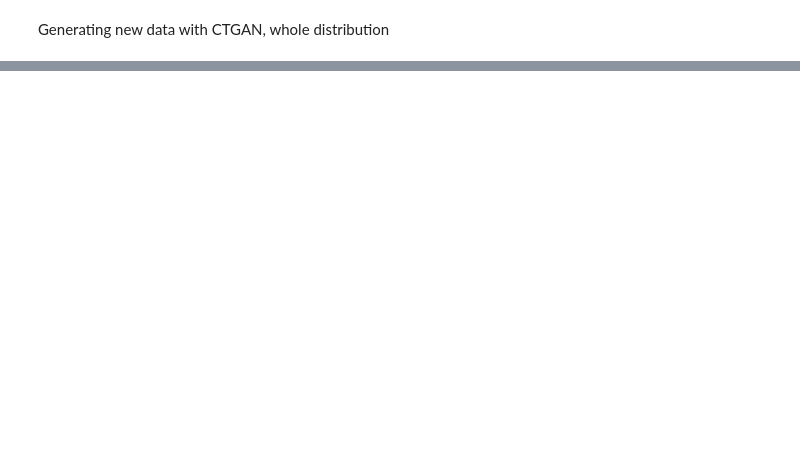
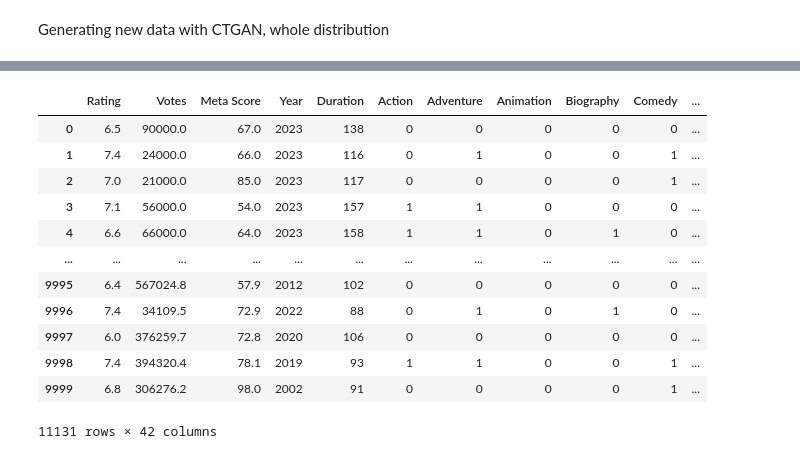
Before and after one commit to crypt0kitik/Advanced-data_analytics, a Jupyter notebook: 02 – Optimizing distributions/02 - Regression dataset/02 - CTGAN.ipynb, the cells around one changed output, grey strips where cells are left out. Cells and saved outputs as stored; diff of their text form; code cells hidden in the pictures; blank space fills up the shorter version.

```diff
--- a/02 – Optimizing distributions/02 - Regression dataset/02 - CTGAN.ipynb
+++ b/02 – Optimizing distributions/02 - Regression dataset/02 - CTGAN.ipynb
@@ -17,0 +46,19 @@ FileNotFoundError: [Errno 2] No such file or directory: 'houses.csv'
+# %%
+df
+
+# now I have in 10 times more data
+# but the distribution is the same
+# %% [output]
+|  | Rating | Votes | Meta Score | Year | Duration | Action | Adventure | Animation | Biography | Comedy | ... |
+| 0 | 6.5 | 90000.0 | 67.0 | 2023 | 138 | 0 | 0 | 0 | 0 | 0 | ... |
+| 1 | 7.4 | 24000.0 | 66.0 | 2023 | 116 | 0 | 1 | 0 | 0 | 1 | ... |
+| 2 | 7.0 | 21000.0 | 85.0 | 2023 | 117 | 0 | 0 | 0 | 0 | 1 | ... |
+| 3 | 7.1 | 56000.0 | 54.0 | 2023 | 157 | 1 | 1 | 0 | 0 | 0 | ... |
+| 4 | 6.6 | 66000.0 | 64.0 | 2023 | 158 | 1 | 1 | 0 | 1 | 0 | ... |
+| ... | ... | ... | ... | ... | ... | ... | ... | ... | ... | ... | ... |
+| 9995 | 6.4 | 567024.8 | 57.9 | 2012 | 102 | 0 | 0 | 0 | 0 | 0 | ... |
+| 9996 | 7.4 | 34109.5 | 72.9 | 2022 | 88 | 0 | 1 | 0 | 1 | 0 | ... |
+| 9997 | 6.0 | 376259.7 | 72.8 | 2020 | 106 | 0 | 0 | 0 | 0 | 0 | ... |
+| 9998 | 7.4 | 394320.4 | 78.1 | 2019 | 93 | 1 | 1 | 0 | 0 | 1 | ... |
+| 9999 | 6.8 | 306276.2 | 98.0 | 2002 | 91 | 0 | 0 | 0 | 0 | 1 | ... |
+11131 rows × 42 columns
```
Also changed, not shown: parts of 4 cells of this notebook, 1 other file.
